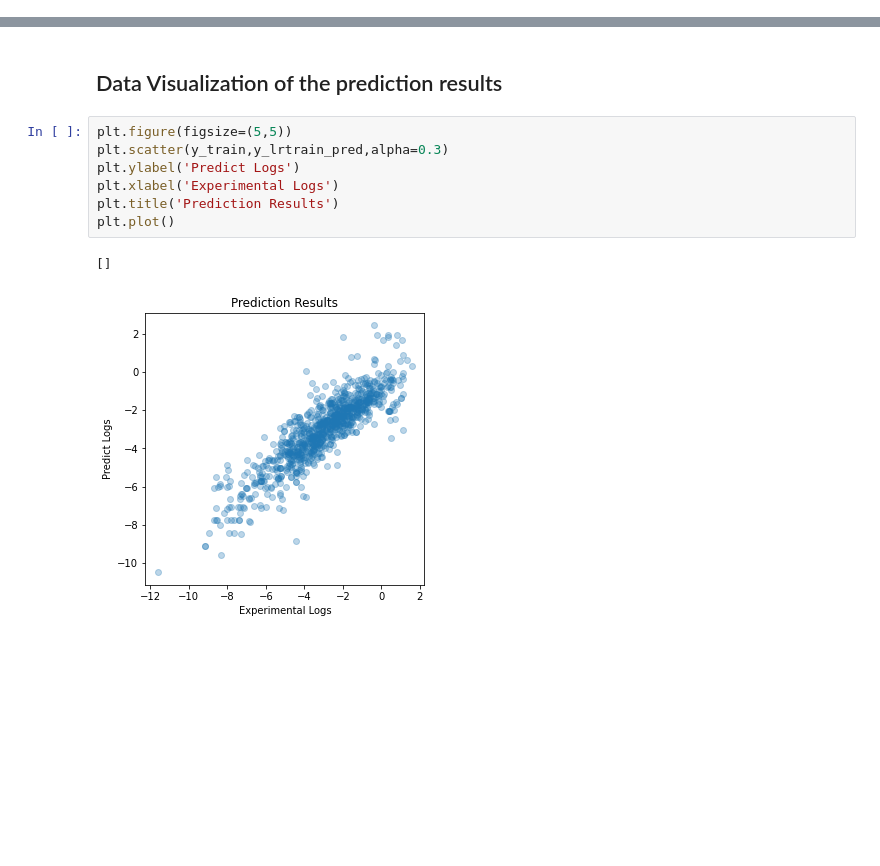
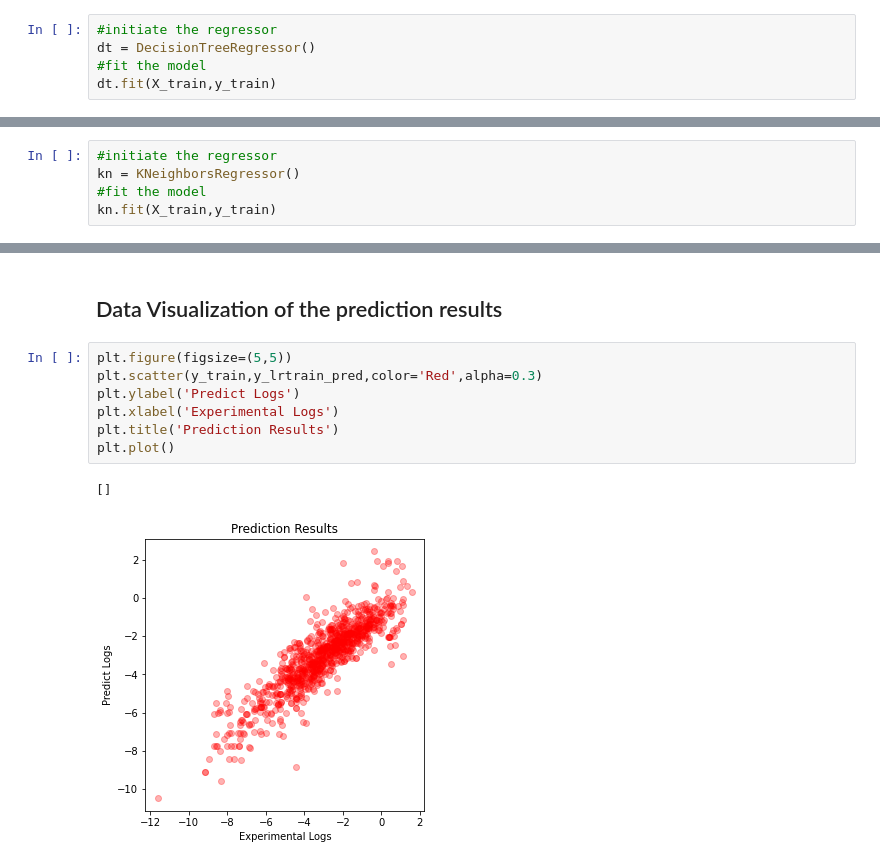
Before and after one commit to shamwamachristine/Random-Forest, a Jupyter notebook: ml.ipynb, the cells around one changed output, grey strips where cells are left out. Saved outputs shown, nothing was run; the diff lists cells and outputs as text; blank space fills up the shorter version.

```diff
--- a/ml.ipynb
+++ b/ml.ipynb
@@ -198,0 +205,5 @@ rf_results
+# %%
+#initiate the regressor
+dt = DecisionTreeRegressor()
+#fit the model
+dt.fit(X_train,y_train)
@@ -198,0 +244,5 @@ rf_results
+# %%
+#initiate the regressor
+kn = KNeighborsRegressor()
+#fit the model
+kn.fit(X_train,y_train)
@@ -216,11 +302,11 @@ df_models.reset_index(drop=True)
 ## Data Visualization of the prediction results
 # %%
 plt.figure(figsize=(5,5))
-plt.scatter(y_train,y_lrtrain_pred,alpha=0.3)
+plt.scatter(y_train,y_lrtrain_pred,color='Red',alpha=0.3)
 plt.ylabel('Predict Logs')
 plt.xlabel('Experimental Logs')
 plt.title('Prediction Results')
 plt.plot()
 # %% [output]
 []
-[figure, old version]
+[figure, new version]
```
Also changed, not shown: parts of 19 cells of this notebook.
